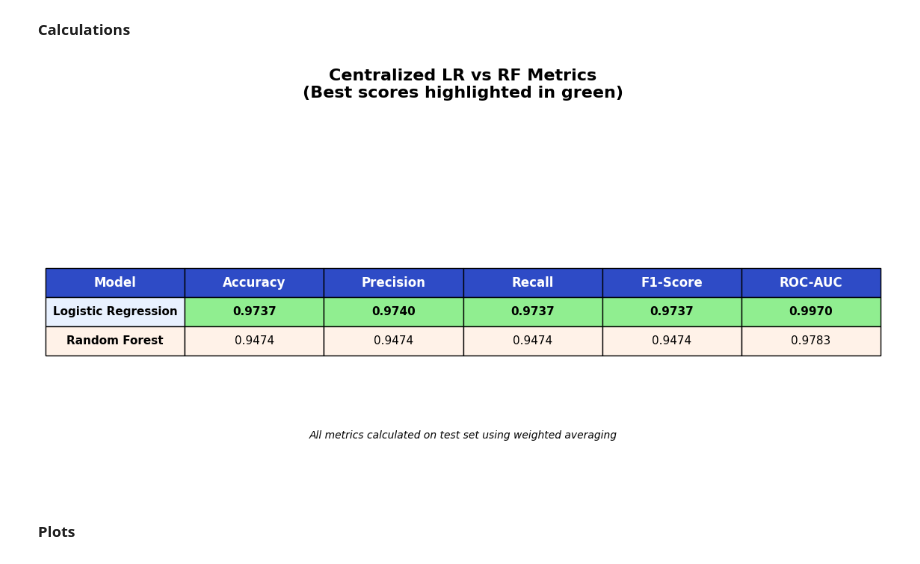
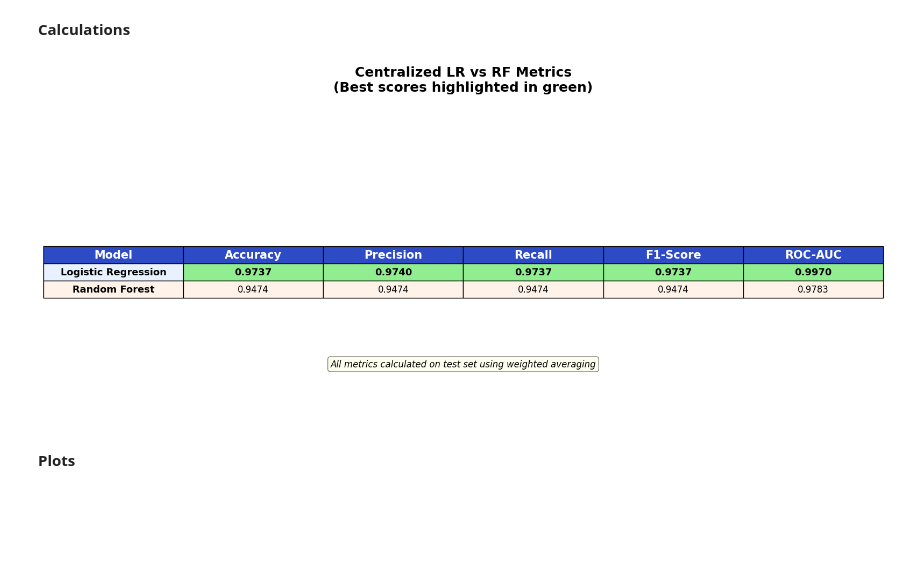
Before and after one commit to starbachi/Breast-Cancer-Wisconsin, a Jupyter notebook: notebooks/assignment4_federated_dp.ipynb, the cells around one changed output. Saved outputs shown, nothing was run; the diff lists cells and outputs as text; code cells hidden in the pictures; blank space fills up the shorter version.

```diff
--- a/notebooks/assignment4_federated_dp.ipynb
+++ b/notebooks/assignment4_federated_dp.ipynb
@@ -979,7 +1024,16 @@ comprehensive_summary = {
 comprehensive_df = pd.DataFrame(comprehensive_summary)
 
 # -------------------------------- TABLE PLOT -------------------------------- #
-fig, ax = plt.subplots(figsize=(12, 6))
+# Dynamic sizing
+num_rows = len(comprehensive_df)
+num_cols = len(comprehensive_df.columns)
+max_header_length = max(len(str(col)) for col in comprehensive_df.columns)
+max_content_length = max([max(len(str(cell)) for cell in comprehensive_df[col]) for col in comprehensive_df.columns])
+
+width = max(12, num_cols * 2.5 + max_header_length * 0.15)
+height = max(6, num_rows * 2 + 3)
+
+fig, ax = plt.subplots(figsize=(width, height))
 ax.axis('tight')
 ax.axis('off')
 
@@ -988,53 +1042,64 @@ table = ax.table(cellText=comprehensive_df.values,  #type: ignore
                 cellLoc='center',
                 loc='center')
 
-# Style the table
+# Dynamic font sizing
+base_fontsize = max(10, min(14, 250 // max_content_length))
 table.auto_set_font_size(False)
-table.set_fontsize(11)
-table.scale(1.4, 2.2)
+table.set_fontsize(base_fontsize)
+
+# Dynamic table scaling
+scale_x = max(1.2, min(2.0, width / 12))
+scale_y = max(1.8, min(2.8, height / 6))
+table.scale(scale_x, scale_y)
 
 # Header styling
 header_color = '#2E4BC6'
+header_fontsize = min(base_fontsize + 2, 16)
 for i in range(len(comprehensive_df.columns)):
     table[(0, i)].set_facecolor(header_color)
-    table[(0, i)].set_text_props(weight='bold', color='white', fontsize=12)
+    table[(0, i)].set_text_props(weight='bold', color='white', fontsize=header_fontsize)
 
 # Row styling with performance highlighting
 model_colors = ['#E8F1FF', '#FFF2E8']
 for i in range(1, len(comprehensive_df) + 1):
     # Model names column
     table[(i, 0)].set_facecolor(model_colors[i-1])
-    table[(i, 0)].set_text_props(weight='bold')
+    table[(i, 0)].set_text_props(weight='bold', fontsize=base_fontsize)
 
     # Metric columns - highlight best performance
     for j in range(1, len(comprehensive_df.columns)):
         # Extract numeric values for comparison
         value = float(comprehensive_df.iloc[i-1, j])                                            #type: ignore
         col_values = [float(comprehensive_df.iloc[k, j]) for k in range(len(comprehensive_df))] #type: ignore
         is_best = value == max(col_values)
 
         if is_best:
             table[(i, j)].set_facecolor('#90EE90')
-            table[(i, j)].set_text_props(weight='bold')
+            table[(i, j)].set_text_props(weight='bold', fontsize=base_fontsize)
         else:
             table[(i, j)].set_facecolor(model_colors[i-1])
+            table[(i, j)].set_text_props(fontsize=base_fontsize - 1)
 
 # Title
+title_fontsize = max(14, min(18, width * 1.2))
 plt.title('Centralized LR vs RF Metrics\n(Best scores highlighted in green)',
-          fontsize=16, fontweight='bold', pad=30)
+          fontsize=title_fontsize, fontweight='bold', pad=35)
 
 # Subtitle
-plt.figtext(0.5, 0.15, 'All metrics calculated on test set using weighted averaging',
-            ha='center', fontsize=10, style='italic')
+subtitle_fontsize = max(9, min(12, base_fontsize))
+plt.figtext(0.5, 0.18, 'All metrics calculated on test set using weighted averaging',
+            ha='center', fontsize=subtitle_fontsize, style='italic',
+            bbox=dict(boxstyle="round,pad=0.3", facecolor="lightyellow", alpha=0.5))
 
+plt.subplots_adjust(top=0.85, bottom=0.25)
 plt.tight_layout()
 
 # Save the plot
 save_plot(fig, config['plots']['centralized_model']['centralized_lr_vs_rf_metrics'])
 
 plt.show()
 # %% [output]
-[figure, old version]
+[figure, new version]
 # %% [markdown]
 **Plots**
 # %%
```
Also changed, not shown: parts of 11 cells of this notebook, 3 other files.
